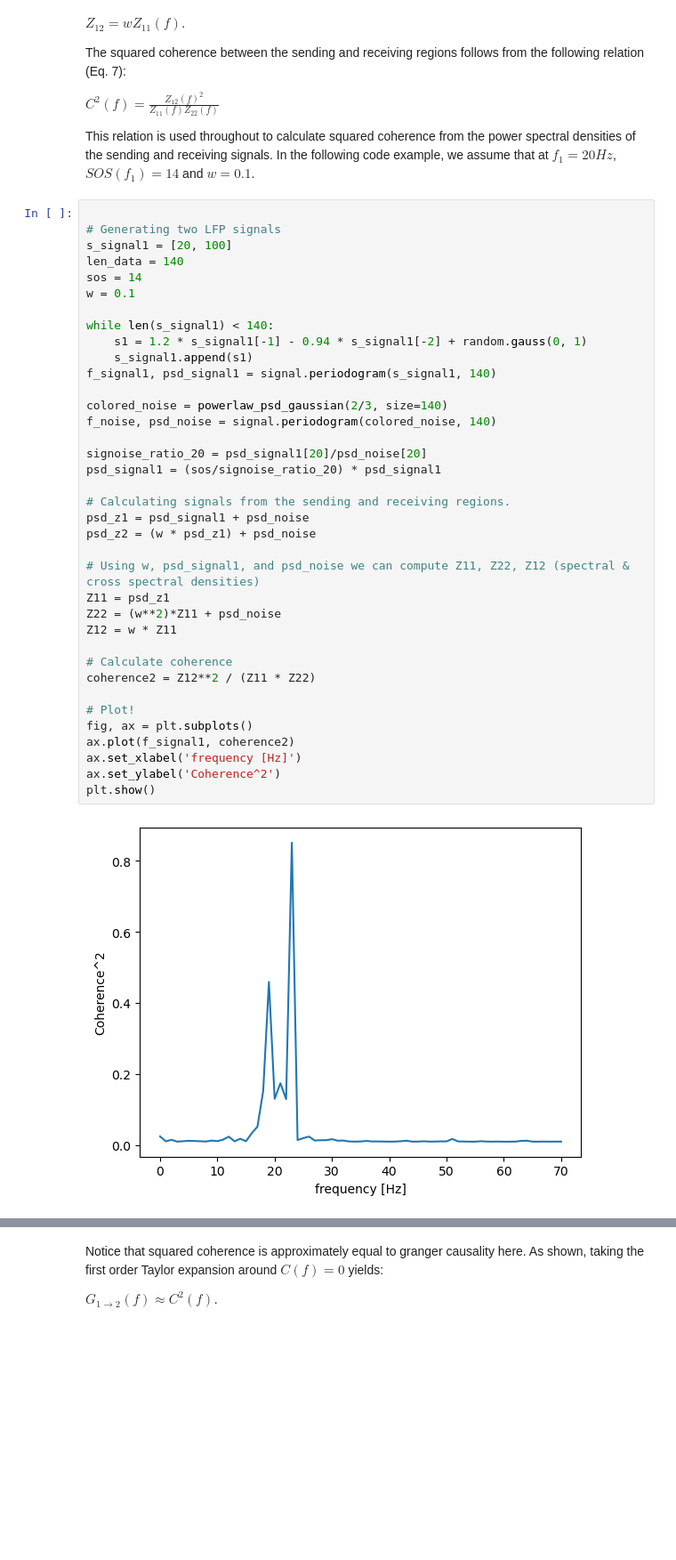
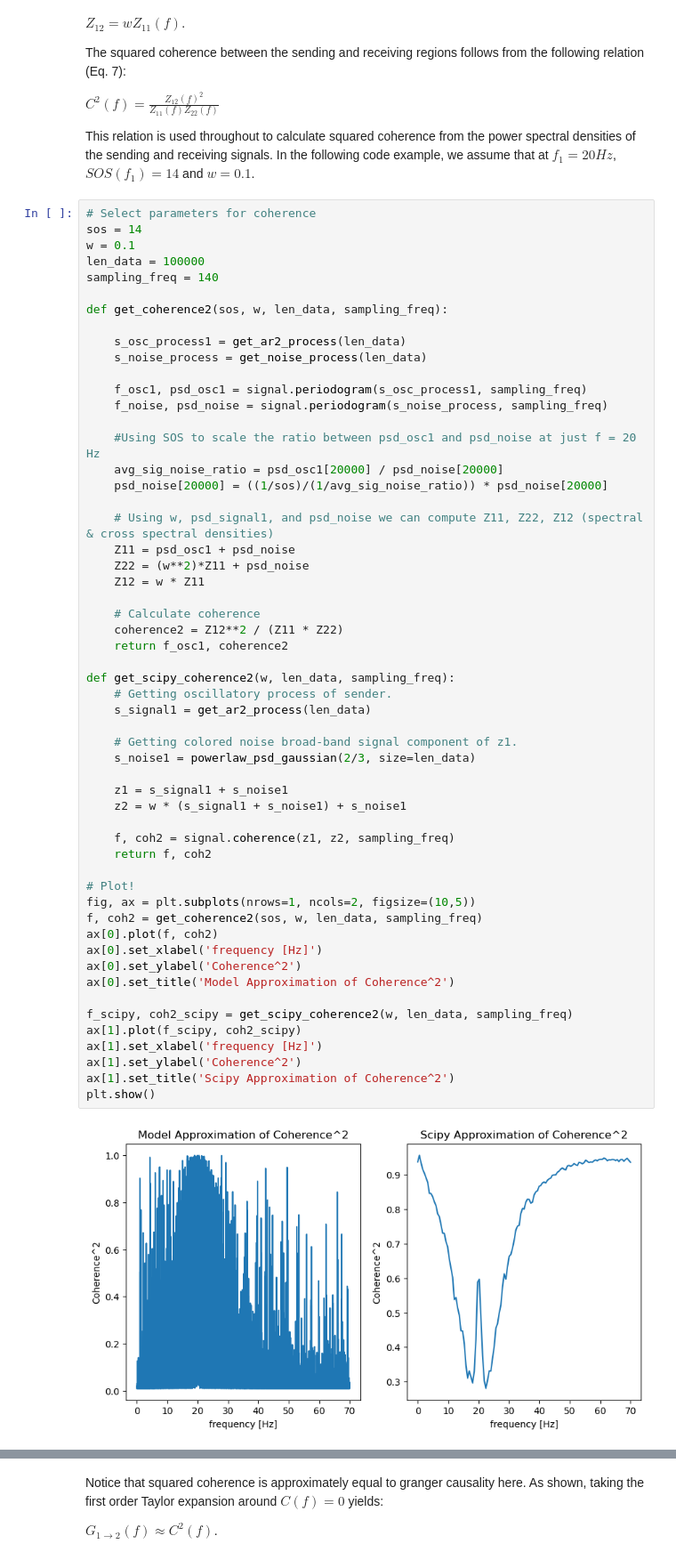
Before and after one commit to cyneuro/neuro_communication, a Jupyter notebook: Vinck2021_SSM_tutorial.ipynb, the cells around one changed output, grey strips where cells are left out. Shown at 89% size. Cells and saved outputs as stored; diff of their text form; blank space fills up the shorter version.

```diff
--- a/Vinck2021_SSM_tutorial.ipynb
+++ b/Vinck2021_SSM_tutorial.ipynb
@@ -188,42 +231,60 @@ $C^2(f) = \frac{Z_{12}(f)^2}{Z_{11}(f) Z_{22}(f)}$
 
 This relation is used throughout to calculate squared coherence from the power spectral densities of the sending and receiving signals. In the following code example, we assume that at $f_1 = 20 Hz$, $SOS(f_1) = 14$ and $w = 0.1$.
 # %%
-
-# Generating two LFP signals
-s_signal1 = [20, 100]
-len_data = 140
+# Select parameters for coherence
 sos = 14
 w = 0.1
+len_data = 100000
+sampling_freq = 140
 
-while len(s_signal1) < 140:
-    s1 = 1.2 * s_signal1[-1] - 0.94 * s_signal1[-2] + random.gauss(0, 1)
-    s_signal1.append(s1)
-f_signal1, psd_signal1 = signal.periodogram(s_signal1, 140)
+def get_coherence2(sos, w, len_data, sampling_freq):
 
-colored_noise = powerlaw_psd_gaussian(2/3, size=140)
-f_noise, psd_noise = signal.periodogram(colored_noise, 140)
+    s_osc_process1 = get_ar2_process(len_data)
+    s_noise_process = get_noise_process(len_data)
 
-signoise_ratio_20 = psd_signal1[20]/psd_noise[20]
-psd_signal1 = (sos/signoise_ratio_20) * psd_signal1
+    f_osc1, psd_osc1 = signal.periodogram(s_osc_process1, sampling_freq)
+    f_noise, psd_noise = signal.periodogram(s_noise_process, sampling_freq)
 
-# Calculating signals from the sending and receiving regions.
-psd_z1 = psd_signal1 + psd_noise
-psd_z2 = (w * psd_z1) + psd_noise
+    #Using SOS to scale the ratio between psd_osc1 and psd_noise at just f = 20 Hz
+    avg_sig_noise_ratio = psd_osc1[20000] / psd_noise[20000]
+    psd_noise[20000] = ((1/sos)/(1/avg_sig_noise_ratio)) * psd_noise[20000]
 
-# Using w, psd_signal1, and psd_noise we can compute Z11, Z22, Z12 (spectral & cross spectral densities)
-Z11 = psd_z1
-Z22 = (w**2)*Z11 + psd_noise
-Z12 = w * Z11
+    # Using w, psd_signal1, and psd_noise we can compute Z11, Z22, Z12 (spectral & cross spectral densities)
+    Z11 = psd_osc1 + psd_noise
+    Z22 = (w**2)*Z11 + psd_noise
+    Z12 = w * Z11
 
-# Calculate coherence
-coherence2 = Z12**2 / (Z11 * Z22)
+    # Calculate coherence
+    coherence2 = Z12**2 / (Z11 * Z22)
+    return f_osc1, coherence2
+
+def get_scipy_coherence2(w, len_data, sampling_freq):
+    # Getting oscillatory process of sender.
+    s_signal1 = get_ar2_process(len_data)
+
+    # Getting colored noise broad-band signal component of z1.
+    s_noise1 = powerlaw_psd_gaussian(2/3, size=len_data)
+
+    z1 = s_signal1 + s_noise1
+    z2 = w * (s_signal1 + s_noise1) + s_noise1
+
+    f, coh2 = signal.coherence(z1, z2, sampling_freq)
+    return f, coh2
 
 # Plot!
-fig, ax = plt.subplots()
-ax.plot(f_signal1, coherence2)
-ax.set_xlabel('frequency [Hz]')
-ax.set_ylabel('Coherence^2')
+fig, ax = plt.subplots(nrows=1, ncols=2, figsize=(10,5))
+f, coh2 = get_coherence2(sos, w, len_data, sampling_freq)
+ax[0].plot(f, coh2)
+ax[0].set_xlabel('frequency [Hz]')
+ax[0].set_ylabel('Coherence^2')
+ax[0].set_title('Model Approximation of Coherence^2')
+
+f_scipy, coh2_scipy = get_scipy_coherence2(w, len_data, sampling_freq)
+ax[1].plot(f_scipy, coh2_scipy)
+ax[1].set_xlabel('frequency [Hz]')
+ax[1].set_ylabel('Coherence^2')
+ax[1].set_title('Scipy Approximation of Coherence^2')
 plt.show()
 # %% [output]
-[figure, old version]
+[figure, new version]
 # %% [markdown]
```
Also changed, not shown: parts of 18 cells of this notebook.
